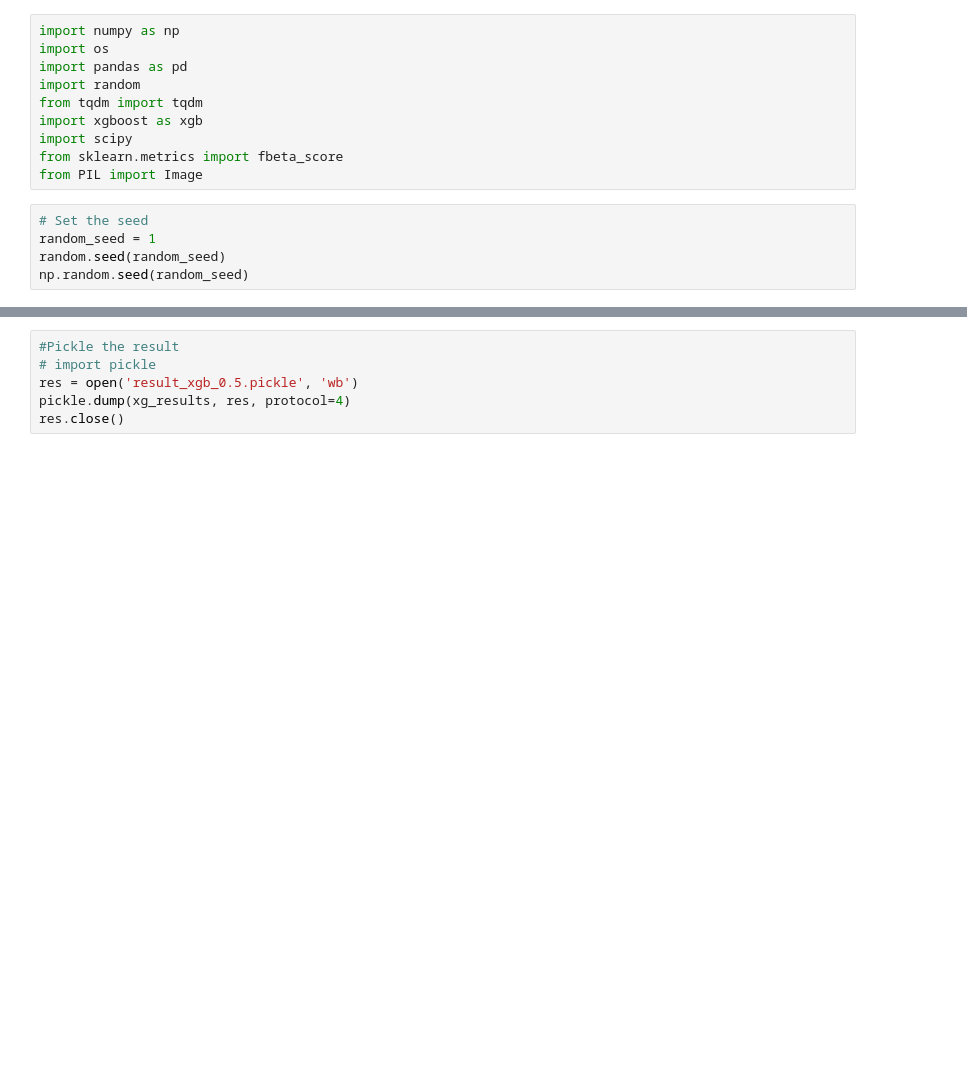
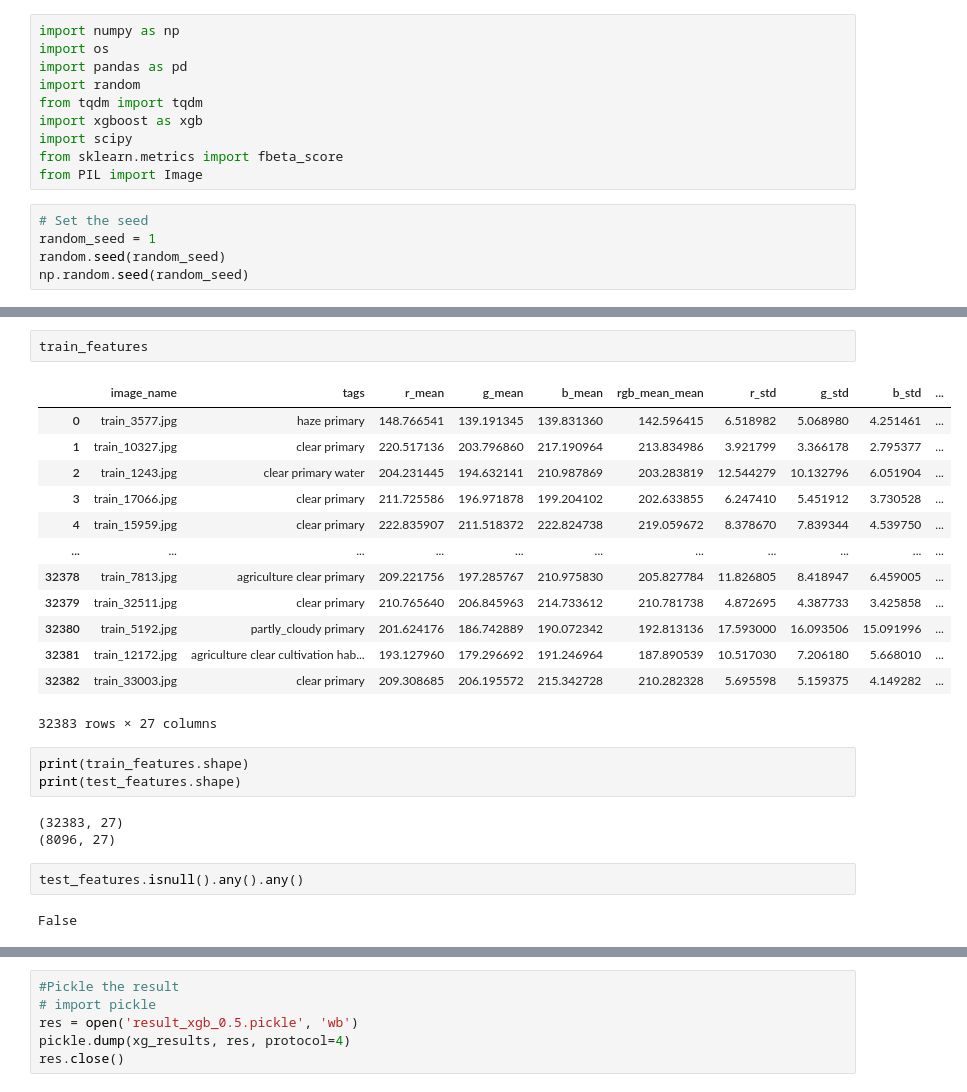
Before and after one commit to jihoonkim888/Amazon-Forest-Image-Classification, a Jupyter notebook: XGBOOST.ipynb, the cells around one changed output, grey strips where cells are left out. Cells and saved outputs as stored; diff of their text form; blank space fills up the shorter version.

```diff
--- a/XGBOOST.ipynb
+++ b/XGBOOST.ipynb
@@ -325,0 +152,26 @@ xg_results.to_csv('result_xgb_0.3.csv', index=False)
+# %%
+train_features
+# %% [output]
+|  | image_name | tags | r_mean | g_mean | b_mean | rgb_mean_mean | r_std | g_std | b_std | ... |
+| 0 | train_3577.jpg | haze primary | 148.766541 | 139.191345 | 139.831360 | 142.596415 | 6.518982 | 5.068980 | 4.251461 | ... |
+| 1 | train_10327.jpg | clear primary | 220.517136 | 203.796860 | 217.190964 | 213.834986 | 3.921799 | 3.366178 | 2.795377 | ... |
+| 2 | train_1243.jpg | clear primary water | 204.231445 | 194.632141 | 210.987869 | 203.283819 | 12.544279 | 10.132796 | 6.051904 | ... |
+| 3 | train_17066.jpg | clear primary | 211.725586 | 196.971878 | 199.204102 | 202.633855 | 6.247410 | 5.451912 | 3.730528 | ... |
+| 4 | train_15959.jpg | clear primary | 222.835907 | 211.518372 | 222.824738 | 219.059672 | 8.378670 | 7.839344 | 4.539750 | ... |
+| ... | ... | ... | ... | ... | ... | ... | ... | ... | ... | ... |
+| 32378 | train_7813.jpg | agriculture clear primary | 209.221756 | 197.285767 | 210.975830 | 205.827784 | 11.826805 | 8.418947 | 6.459005 | ... |
+| 32379 | train_32511.jpg | clear primary | 210.765640 | 206.845963 | 214.733612 | 210.781738 | 4.872695 | 4.387733 | 3.425858 | ... |
+| 32380 | train_5192.jpg | partly_cloudy primary | 201.624176 | 186.742889 | 190.072342 | 192.813136 | 17.593000 | 16.093506 | 15.091996 | ... |
+| 32381 | train_12172.jpg | agriculture clear cultivation hab... | 193.127960 | 179.296692 | 191.246964 | 187.890539 | 10.517030 | 7.206180 | 5.668010 | ... |
+| 32382 | train_33003.jpg | clear primary | 209.308685 | 206.195572 | 215.342728 | 210.282328 | 5.695598 | 5.159375 | 4.149282 | ... |
+32383 rows × 27 columns
+# %%
+print(train_features.shape)
+print(test_features.shape)
+# %% [output]
+(32383, 27)
+(8096, 27)
+# %%
+test_features.isnull().any().any()
+# %% [output]
+False
```
Also changed, not shown: parts of 47 cells of this notebook.
